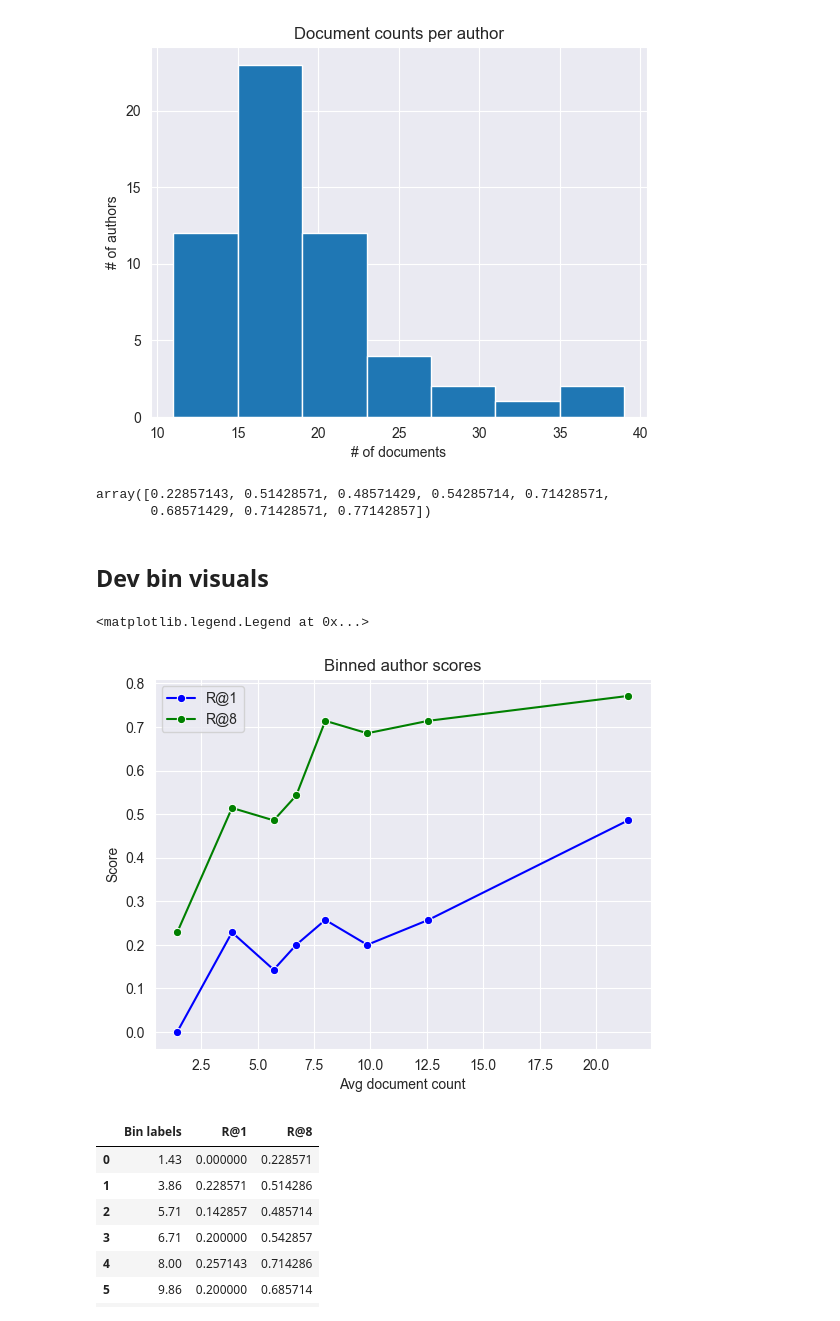
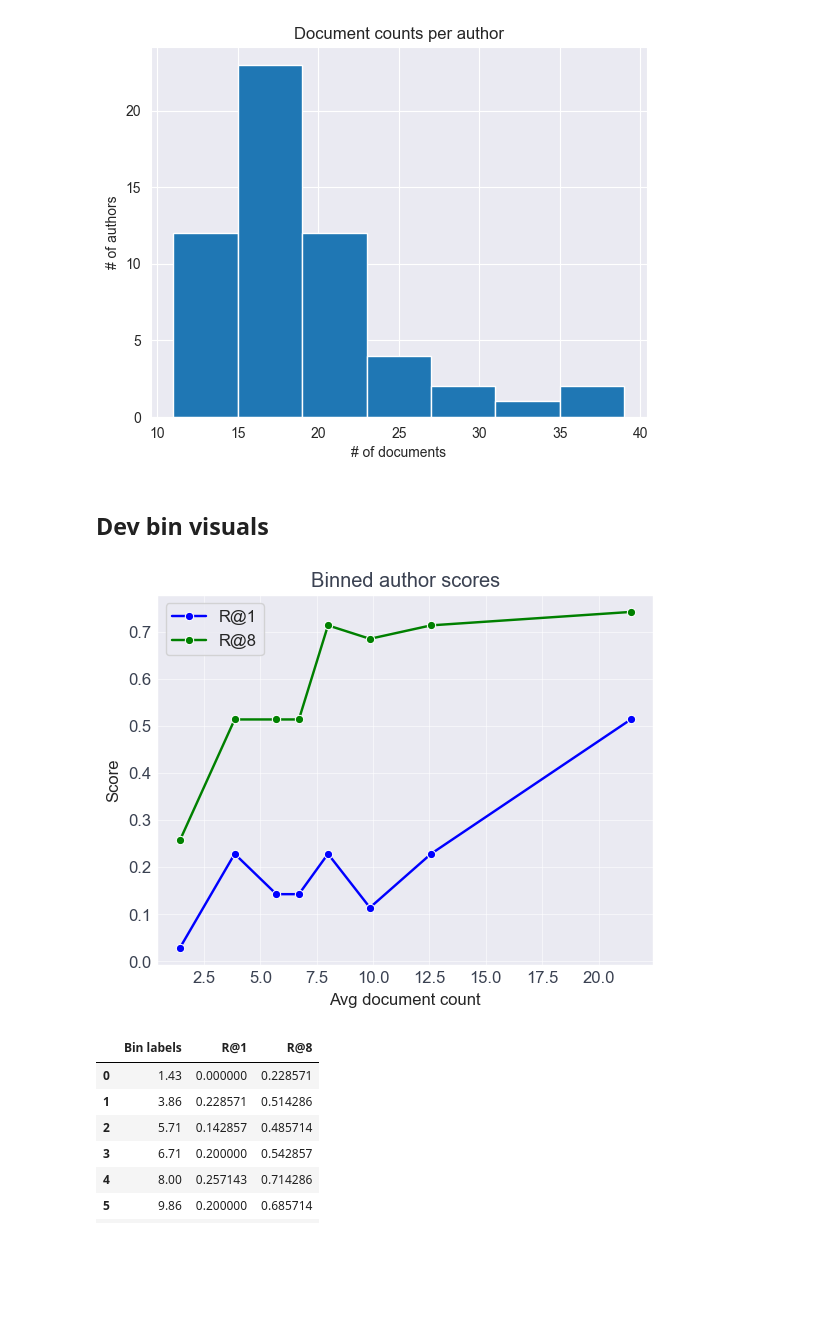
Before and after one commit to eric-sclafani/gram2vec, a Jupyter notebook: gram2vec/visualize.ipynb, the cells around one changed output. Saved outputs shown, nothing was run; the diff lists cells and outputs as text; code cells hidden in the pictures; blank space fills up the shorter version.

```diff
--- a/gram2vec/visualize.ipynb
+++ b/gram2vec/visualize.ipynb
@@ -91,9 +91,13 @@ def make_author_df(authors:list[Author]) -> pd.DataFrame:
     return pd.DataFrame(author_maps)
 # %%
 
-data = load_json("data/pan22/preprocessed/preprocessed_data.json")
+data = load_json("data/pan22/preprocessed/author_doc_mappings.json")
 all_authors = create_author_list(data)
 
+all_token_counts = []
+for author in all_authors:
+    all_token_counts.extend(author.get_token_counts())
+
+
 avg_tokens_per_doc, std_tokens_per_doc = get_doc_token_stats(all_authors)
-
 df = make_author_df(all_authors)
@@ -107,13 +129,6 @@ plt.ylabel("# of authors")
 # %% [output]
 Text(0, 0.5, '# of authors')
 [figure]
-# %%
-df = pd.read_csv("eval/results/pan_dev_bin_results.csv")
-
-np.array(df["Accuracy"])
-# %% [output]
-array([0.22857143, 0.51428571, 0.48571429, 0.54285714, 0.71428571,
-       0.68571429, 0.71428571, 0.77142857])
 # %% [markdown]
 ## Dev bin visuals
 # %%
@@ -127,38 +142,38 @@ def make_doc_avg_labels(sorted_dict):
        labels = []
        for bin in bin_authors(list(sorted_dict.values())):
               labels.append(round(np.mean(bin), 2))
        return labels
 
 train_path = "eval/pan22_splits/knn/train.json"
 train_authors_sorted = get_train_authors_sorted_by_docfreq(train_path)
 labels = make_doc_avg_labels(train_authors_sorted)
 
 # k = 6
-r_at_1 = np.array([0., 0.22857143, 0.14285714, 0.2, 0.25714286,0.2, 0.25714286, 0.48571429])
 
-r_at_8 = np.array([0.22857143, 0.51428571, 0.48571429, 0.54285714, 0.71428571,
-       0.68571429, 0.71428571, 0.77142857])
+r_at_1 = np.array([0.02857142857,0.2285714286,0.1428571429,0.1428571429,0.2285714286,0.1142857143,0.2285714286,0.5142857143])
 
+r_at_8 = np.array([0.2571428571,0.5142857143,0.5142857143,0.5142857143,0.7142857143,0.6857142857,0.7142857143,0.7428571429,])
 
 
 df = pd.DataFrame({
        "Bin labels": labels,
        "R@1": r_at_1,
        "R@8": r_at_8
 })
 
 sns.set_style("darkgrid")
 
 
 sns.lineplot(data=df, x="Bin labels", y="R@1",color="blue",marker="o", label="R@1")
 sns.lineplot(data=df, x="Bin labels", y="R@8",color="green",marker="o", label="R@8")
 plt.xlabel("Avg document count")
 plt.ylabel("Score")
 plt.title("Binned author scores")
 plt.legend()
+
+plt.show()
 # %% [output]
-<matplotlib.legend.Legend at 0x...>
-[figure, old version]
+[figure, new version]
 # %%
 df
 # %% [output]
```
Also changed, not shown: parts of 5 cells of this notebook, 10 other files.
